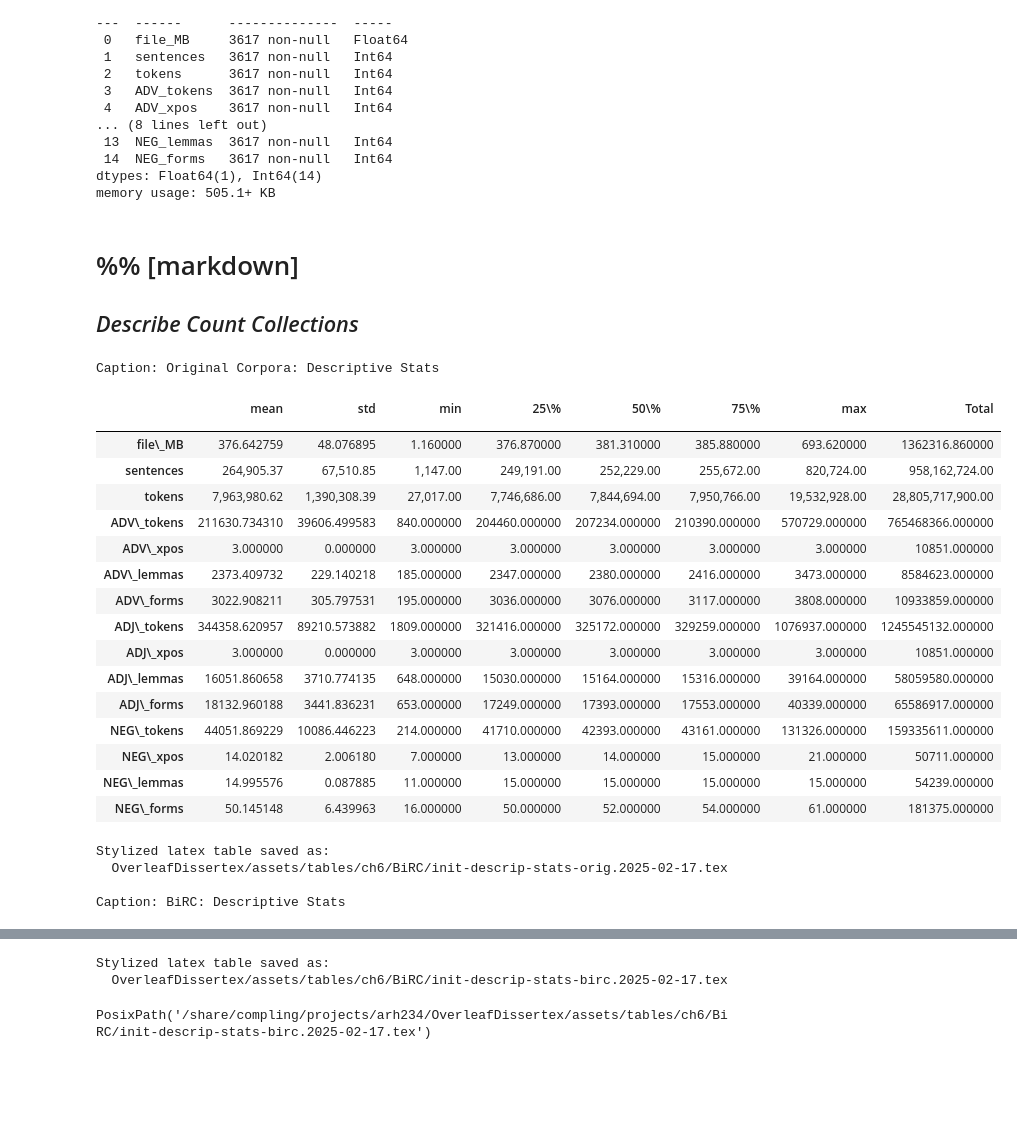
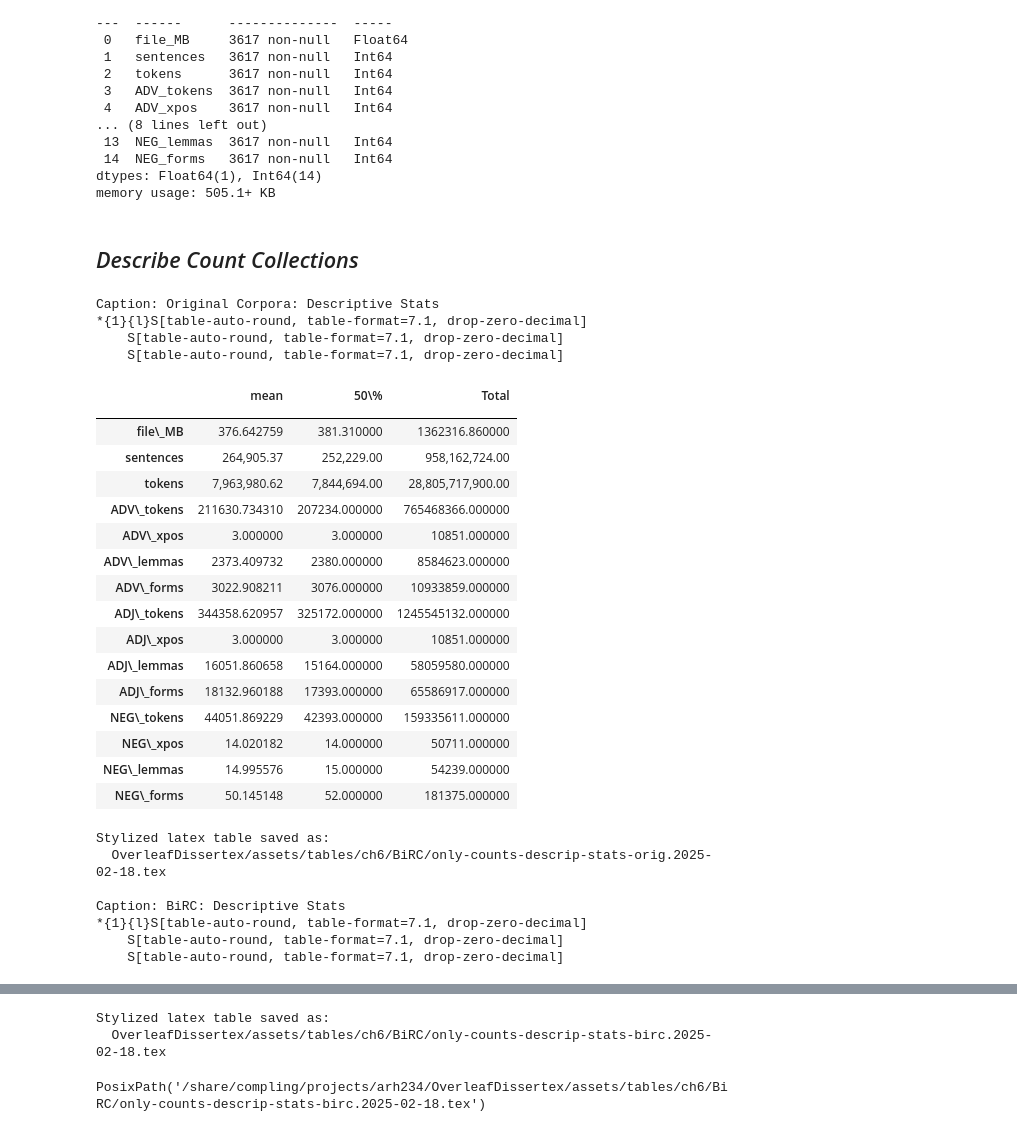
Before and after one commit to AndreaTheLinguist/sanpi, a Jupyter notebook: notebooks/BiRCvsOriginal_stats.2025-02-17.ipynb, the cells around one changed output, grey strips where cells are left out. Saved outputs shown, nothing was run; the diff lists cells and outputs as text; code cells hidden in the pictures; blank space fills up the shorter version.

```diff
--- a/notebooks/BiRCvsOriginal_stats.2025-02-17.ipynb
+++ b/notebooks/BiRCvsOriginal_stats.2025-02-17.ipynb
@@ -333,40 +329,46 @@ Data columns (total 15 columns):
  14  NEG_forms   3617 non-null   Int64
 dtypes: Float64(1), Int64(14)
 memory usage: 505.1+ KB
-# %% [markdown]
 # %% [markdown]
 
+
  ## *Describe Count Collections*
 # %%
-save_latex_table(orig_counts_df.describe().T.iloc[:, 1:].assign(Total=orig_counts_df.sum()).convert_dtypes(),
+save_latex_table(orig_counts_df.describe().T.iloc[:, 1:].assign(Total=orig_counts_df.sum()).filter(['mean', '50%','Total']).convert_dtypes(),
                  caption='Original Corpora: Descriptive Stats', verbose=True,
-                 latex_subdir=REL_BIRC_TEX_DIR,
-                 latex_stem='init-descrip-stats-orig')
+                 latex_subdir=REL_BIRC_TEX_DIR, default_SI=7.1,
+                 latex_stem='only-counts-descrip-stats-orig')
 
-save_latex_table(birc_counts_df.describe().T.iloc[:, 1:].assign(Total=birc_counts_df.sum()).convert_dtypes(),
+save_latex_table(birc_counts_df.describe().T.iloc[:, 1:].assign(Total=birc_counts_df.sum()).filter(['mean', '50%','Total']).convert_dtypes(),
                  caption='BiRC: Descriptive Stats', verbose=True,
-                 latex_subdir=REL_BIRC_TEX_DIR,
-                 latex_stem='init-descrip-stats-birc')
+                 latex_subdir=REL_BIRC_TEX_DIR, default_SI=7.1,
+                 latex_stem='only-counts-descrip-stats-birc')
 # %% [output]
 Caption: Original Corpora: Descriptive Stats
+*{1}{l}S[table-auto-round, table-format=7.1, drop-zero-decimal]
+    S[table-auto-round, table-format=7.1, drop-zero-decimal]
+    S[table-auto-round, table-format=7.1, drop-zero-decimal]
-|  | mean | std | min | 25\% | 50\% | 75\% | max | Total |
-|  |  |  |  |  |  |  |  |  |
-| file\_MB | 376.642759 | 48.076895 | 1.160000 | 376.870000 | 381.310000 | 385.880000 | 693.620000 | 1362316.860000 |
-| sentences | 264,905.37 | 67,510.85 | 1,147.00 | 249,191.00 | 252,229.00 | 255,672.00 | 820,724.00 | 958,162,724.00 |
-| tokens | 7,963,980.62 | 1,390,308.39 | 27,017.00 | 7,746,686.00 | 7,844,694.00 | 7,950,766.00 | 19,532,928.00 | 28,805,717,900.00 |
-| ADV\_tokens | 211630.734310 | 39606.499583 | 840.000000 | 204460.000000 | 207234.000000 | 210390.000000 | 570729.000000 | 765468366.000000 |
-| ADV\_xpos | 3.000000 | 0.000000 | 3.000000 | 3.000000 | 3.000000 | 3.000000 | 3.000000 | 10851.000000 |
-| ADV\_lemmas | 2373.409732 | 229.140218 | 185.000000 | 2347.000000 | 2380.000000 | 2416.000000 | 3473.000000 | 8584623.000000 |
-| ADV\_forms | 3022.908211 | 305.797531 | 195.000000 | 3036.000000 | 3076.000000 | 3117.000000 | 3808.000000 | 10933859.000000 |
-| ADJ\_tokens | 344358.620957 | 89210.573882 | 1809.000000 | 321416.000000 | 325172.000000 | 329259.000000 | 1076937.000000 | 1245545132.000000 |
-| ADJ\_xpos | 3.000000 | 0.000000 | 3.000000 | 3.000000 | 3.000000 | 3.000000 | 3.000000 | 10851.000000 |
-| ADJ\_lemmas | 16051.860658 | 3710.774135 | 648.000000 | 15030.000000 | 15164.000000 | 15316.000000 | 39164.000000 | 58059580.000000 |
-| ADJ\_forms | 18132.960188 | 3441.836231 | 653.000000 | 17249.000000 | 17393.000000 | 17553.000000 | 40339.000000 | 65586917.000000 |
-| NEG\_tokens | 44051.869229 | 10086.446223 | 214.000000 | 41710.000000 | 42393.000000 | 43161.000000 | 131326.000000 | 159335611.000000 |
-| NEG\_xpos | 14.020182 | 2.006180 | 7.000000 | 13.000000 | 14.000000 | 15.000000 | 21.000000 | 50711.000000 |
-| NEG\_lemmas | 14.995576 | 0.087885 | 11.000000 | 15.000000 | 15.000000 | 15.000000 | 15.000000 | 54239.000000 |
-| NEG\_forms | 50.145148 | 6.439963 | 16.000000 | 50.000000 | 52.000000 | 54.000000 | 61.000000 | 181375.000000 |
+|  | mean | 50\% | Total |
+|  |  |  |  |
+| file\_MB | 376.642759 | 381.310000 | 1362316.860000 |
+| sentences | 264,905.37 | 252,229.00 | 958,162,724.00 |
+| tokens | 7,963,980.62 | 7,844,694.00 | 28,805,717,900.00 |
+| ADV\_tokens | 211630.734310 | 207234.000000 | 765468366.000000 |
+| ADV\_xpos | 3.000000 | 3.000000 | 10851.000000 |
+| ADV\_lemmas | 2373.409732 | 2380.000000 | 8584623.000000 |
+| ADV\_forms | 3022.908211 | 3076.000000 | 10933859.000000 |
+| ADJ\_tokens | 344358.620957 | 325172.000000 | 1245545132.000000 |
+| ADJ\_xpos | 3.000000 | 3.000000 | 10851.000000 |
+| ADJ\_lemmas | 16051.860658 | 15164.000000 | 58059580.000000 |
+| ADJ\_forms | 18132.960188 | 17393.000000 | 65586917.000000 |
+| NEG\_tokens | 44051.869229 | 42393.000000 | 159335611.000000 |
+| NEG\_xpos | 14.020182 | 14.000000 | 50711.000000 |
+| NEG\_lemmas | 14.995576 | 15.000000 | 54239.000000 |
+| NEG\_forms | 50.145148 | 52.000000 | 181375.000000 |
 Stylized latex table saved as:
-  OverleafDissertex/assets/tables/ch6/BiRC/init-descrip-stats-orig.2025-02-17.tex
+  OverleafDissertex/assets/tables/ch6/BiRC/only-counts-descrip-stats-orig.2025-02-18.tex
 
 Caption: BiRC: Descriptive Stats
+*{1}{l}S[table-auto-round, table-format=7.1, drop-zero-decimal]
+    S[table-auto-round, table-format=7.1, drop-zero-decimal]
+    S[table-auto-round, table-format=7.1, drop-zero-decimal]
@@ -390,4 +392,4 @@ Caption: BiRC: Descriptive Stats
 Stylized latex table saved as:
-  OverleafDissertex/assets/tables/ch6/BiRC/init-descrip-stats-birc.2025-02-17.tex
+  OverleafDissertex/assets/tables/ch6/BiRC/only-counts-descrip-stats-birc.2025-02-18.tex
-PosixPath('/share/compling/projects/arh234/OverleafDissertex/assets/tables/ch6/BiRC/init-descrip-stats-birc.2025-02-17.tex')
+PosixPath('/share/compling/projects/arh234/OverleafDissertex/assets/tables/ch6/BiRC/only-counts-descrip-stats-birc.2025-02-18.tex')
 # %%
```
Also changed, not shown: parts of 21 cells of this notebook, 1 other file.
